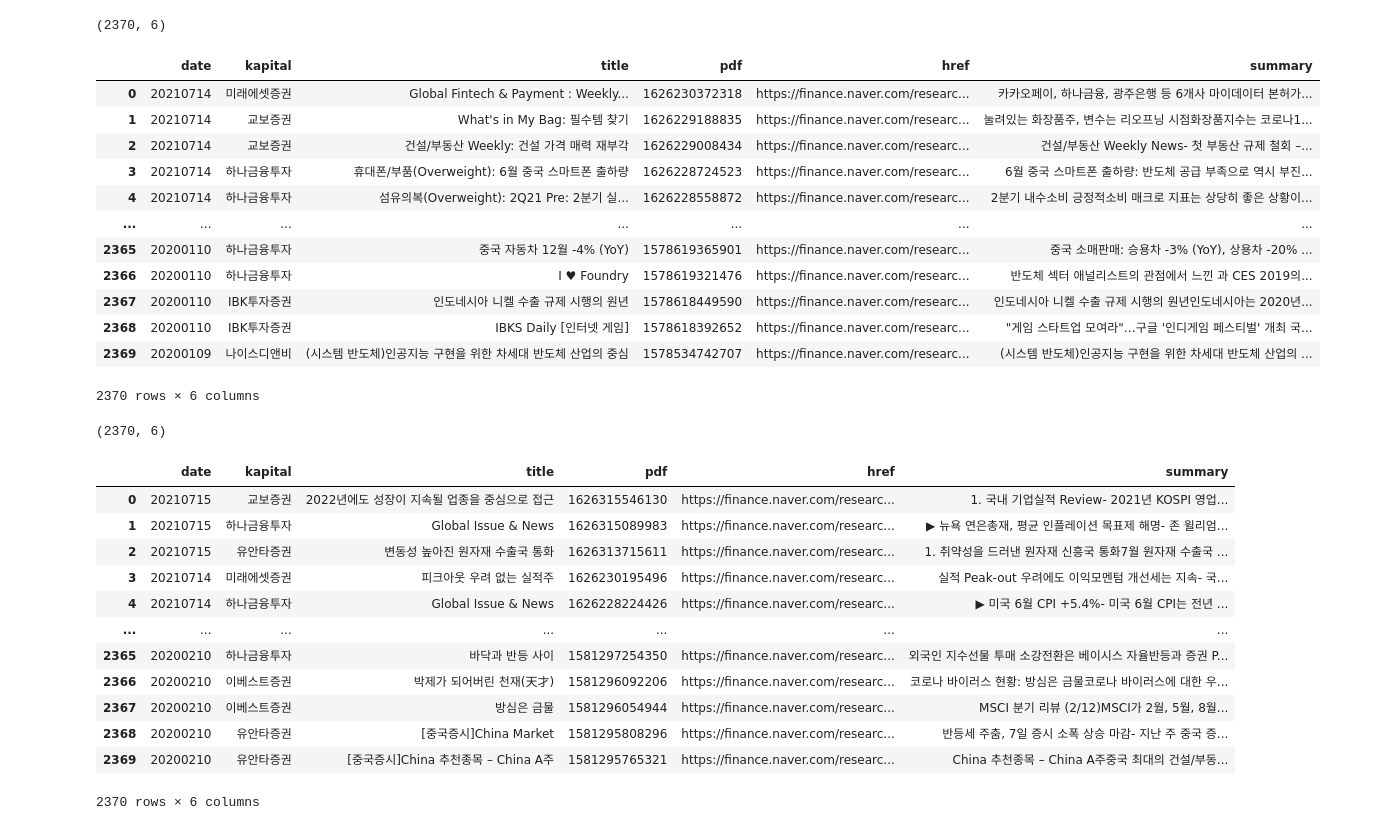
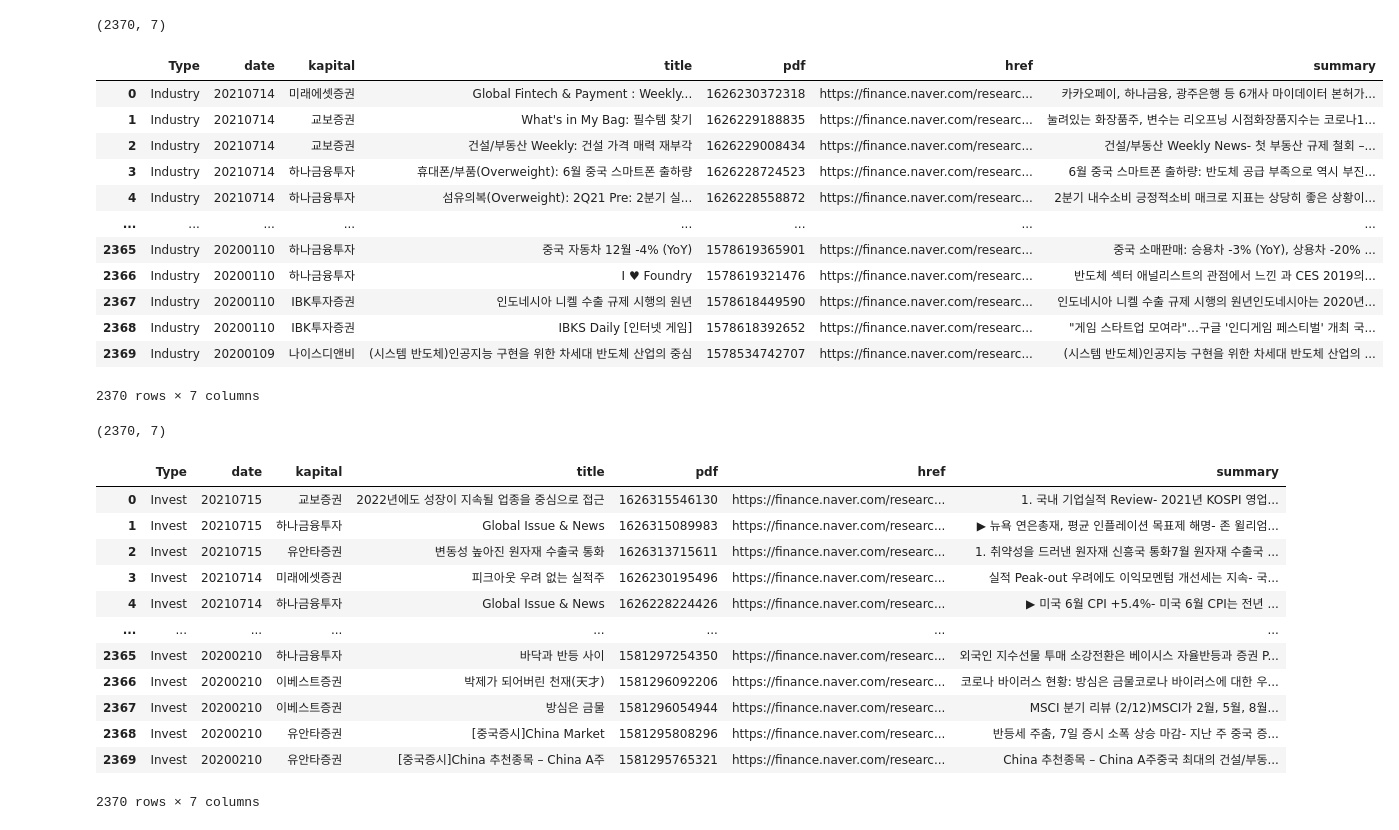
Before and after one commit to kuri980824/Crawling, a Jupyter notebook: Desktop/Project/0719_Naver_Finance_Full.ipynb, the cells around one changed output. Saved outputs shown, nothing was run; the diff lists cells and outputs as text; code cells hidden in the pictures.

```diff
--- a/Desktop/Project/0719_Naver_Finance_Full.ipynb
+++ b/Desktop/Project/0719_Naver_Finance_Full.ipynb
@@ -19,40 +19,44 @@ os.chdir('C:\\Users\\kuri9\\Desktop\\Crawling\\Desktop\\Project\\1_Data')
 # %%
 DF_ind = pd.read_csv('naver_finance_industry_summary.csv')
+DF_ind['Type']='Industry'
+DF_ind=DF_ind[['Type', 'date', 'kapital', 'title', 'pdf', 'href', 'summary']]
 print(DF_ind.shape)
 DF_ind
 # %% [output]
-(2370, 6)
+(2370, 7)
-|  | date | kapital | title | pdf | href | summary |
-| 0 | 20210714 | 미래에셋증권 | Global Fintech & Payment : Weekly... | 1626230372318 | https://finance.naver.com/researc... | 카카오페이, 하나금융, 광주은행 등 6개사 마이데이터 본허가... |
-| 1 | 20210714 | 교보증권 | What's in My Bag: 필수템 찾기 | 1626229188835 | https://finance.naver.com/researc... | 눌려있는 화장품주, 변수는 리오프닝 시점화장품지수는 코로나1... |
-| 2 | 20210714 | 교보증권 | 건설/부동산 Weekly: 건설 가격 매력 재부각 | 1626229008434 | https://finance.naver.com/researc... | 건설/부동산 Weekly News- 첫 부동산 규제 철회 –... |
-| 3 | 20210714 | 하나금융투자 | 휴대폰/부품(Overweight): 6월 중국 스마트폰 출하량 | 1626228724523 | https://finance.naver.com/researc... | 6월 중국 스마트폰 출하량: 반도체 공급 부족으로 역시 부진... |
-| 4 | 20210714 | 하나금융투자 | 섬유의복(Overweight): 2Q21 Pre: 2분기 실... | 1626228558872 | https://finance.naver.com/researc... | 2분기 내수소비 긍정적소비 매크로 지표는 상당히 좋은 상황이... |
-| ... | ... | ... | ... | ... | ... | ... |
-| 2365 | 20200110 | 하나금융투자 | 중국 자동차 12월 -4% (YoY) | 1578619365901 | https://finance.naver.com/researc... | 중국 소매판매: 승용차 -3% (YoY), 상용차 -20% ... |
-| 2366 | 20200110 | 하나금융투자 | I ♥ Foundry | 1578619321476 | https://finance.naver.com/researc... | 반도체 섹터 애널리스트의 관점에서 느낀 과 CES 2019의... |
-| 2367 | 20200110 | IBK투자증권 | 인도네시아 니켈 수출 규제 시행의 원년 | 1578618449590 | https://finance.naver.com/researc... | 인도네시아 니켈 수출 규제 시행의 원년인도네시아는 2020년... |
-| 2368 | 20200110 | IBK투자증권 | IBKS Daily [인터넷 게임] | 1578618392652 | https://finance.naver.com/researc... | "게임 스타트업 모여라"…구글 '인디게임 페스티벌' 개최 국... |
-| 2369 | 20200109 | 나이스디앤비 | (시스템 반도체)인공지능 구현을 위한 차세대 반도체 산업의 중심 | 1578534742707 | https://finance.naver.com/researc... | (시스템 반도체)인공지능 구현을 위한 차세대 반도체 산업의 ... |
+|  | Type | date | kapital | title | pdf | href | summary |
+| 0 | Industry | 20210714 | 미래에셋증권 | Global Fintech & Payment : Weekly... | 1626230372318 | https://finance.naver.com/researc... | 카카오페이, 하나금융, 광주은행 등 6개사 마이데이터 본허가... |
+| 1 | Industry | 20210714 | 교보증권 | What's in My Bag: 필수템 찾기 | 1626229188835 | https://finance.naver.com/researc... | 눌려있는 화장품주, 변수는 리오프닝 시점화장품지수는 코로나1... |
+| 2 | Industry | 20210714 | 교보증권 | 건설/부동산 Weekly: 건설 가격 매력 재부각 | 1626229008434 | https://finance.naver.com/researc... | 건설/부동산 Weekly News- 첫 부동산 규제 철회 –... |
+| 3 | Industry | 20210714 | 하나금융투자 | 휴대폰/부품(Overweight): 6월 중국 스마트폰 출하량 | 1626228724523 | https://finance.naver.com/researc... | 6월 중국 스마트폰 출하량: 반도체 공급 부족으로 역시 부진... |
+| 4 | Industry | 20210714 | 하나금융투자 | 섬유의복(Overweight): 2Q21 Pre: 2분기 실... | 1626228558872 | https://finance.naver.com/researc... | 2분기 내수소비 긍정적소비 매크로 지표는 상당히 좋은 상황이... |
+| ... | ... | ... | ... | ... | ... | ... | ... |
+| 2365 | Industry | 20200110 | 하나금융투자 | 중국 자동차 12월 -4% (YoY) | 1578619365901 | https://finance.naver.com/researc... | 중국 소매판매: 승용차 -3% (YoY), 상용차 -20% ... |
+| 2366 | Industry | 20200110 | 하나금융투자 | I ♥ Foundry | 1578619321476 | https://finance.naver.com/researc... | 반도체 섹터 애널리스트의 관점에서 느낀 과 CES 2019의... |
+| 2367 | Industry | 20200110 | IBK투자증권 | 인도네시아 니켈 수출 규제 시행의 원년 | 1578618449590 | https://finance.naver.com/researc... | 인도네시아 니켈 수출 규제 시행의 원년인도네시아는 2020년... |
+| 2368 | Industry | 20200110 | IBK투자증권 | IBKS Daily [인터넷 게임] | 1578618392652 | https://finance.naver.com/researc... | "게임 스타트업 모여라"…구글 '인디게임 페스티벌' 개최 국... |
+| 2369 | Industry | 20200109 | 나이스디앤비 | (시스템 반도체)인공지능 구현을 위한 차세대 반도체 산업의 중심 | 1578534742707 | https://finance.naver.com/researc... | (시스템 반도체)인공지능 구현을 위한 차세대 반도체 산업의 ... |
-2370 rows × 6 columns
+2370 rows × 7 columns
 # %%
 DF_inv = pd.read_csv('naver_finance_invest_list_summary.csv')
+DF_inv['Type']='Invest'
+DF_inv=DF_inv[['Type', 'date', 'kapital', 'title', 'pdf', 'href', 'summary']]
 print(DF_inv.shape)
 DF_inv
 # %% [output]
-(2370, 6)
+(2370, 7)
-|  | date | kapital | title | pdf | href | summary |
-| 0 | 20210715 | 교보증권 | 2022년에도 성장이 지속될 업종을 중심으로 접근 | 1626315546130 | https://finance.naver.com/researc... | 1. 국내 기업실적 Review- 2021년 KOSPI 영업... |
-| 1 | 20210715 | 하나금융투자 | Global Issue & News | 1626315089983 | https://finance.naver.com/researc... | ▶ 뉴욕 연은총재, 평균 인플레이션 목표제 해명- 존 윌리엄... |
-| 2 | 20210715 | 유안타증권 | 변동성 높아진 원자재 수출국 통화 | 1626313715611 | https://finance.naver.com/researc... | 1. 취약성을 드러낸 원자재 신흥국 통화7월 원자재 수출국 ... |
-| 3 | 20210714 | 미래에셋증권 | 피크아웃 우려 없는 실적주 | 1626230195496 | https://finance.naver.com/researc... | 실적 Peak-out 우려에도 이익모멘텀 개선세는 지속- 국... |
-| 4 | 20210714 | 하나금융투자 | Global Issue & News | 1626228224426 | https://finance.naver.com/researc... | ▶ 미국 6월 CPI +5.4%- 미국 6월 CPI는 전년 ... |
-| ... | ... | ... | ... | ... | ... | ... |
-| 2365 | 20200210 | 하나금융투자 | 바닥과 반등 사이 | 1581297254350 | https://finance.naver.com/researc... | 외국인 지수선물 투매 소강전환은 베이시스 자율반등과 증권 P... |
-| 2366 | 20200210 | 이베스트증권 | 박제가 되어버린 천재(天才) | 1581296092206 | https://finance.naver.com/researc... | 코로나 바이러스 현황: 방심은 금물코로나 바이러스에 대한 우... |
-| 2367 | 20200210 | 이베스트증권 | 방심은 금물 | 1581296054944 | https://finance.naver.com/researc... | MSCI 분기 리뷰 (2/12)MSCI가 2월, 5월, 8월... |
-| 2368 | 20200210 | 유안타증권 | [중국증시]China Market | 1581295808296 | https://finance.naver.com/researc... | 반등세 주춤, 7일 증시 소폭 상승 마감- 지난 주 중국 증... |
-| 2369 | 20200210 | 유안타증권 | [중국증시]China 추천종목 – China A주 | 1581295765321 | https://finance.naver.com/researc... | China 추천종목 – China A주중국 최대의 건설/부동... |
+|  | Type | date | kapital | title | pdf | href | summary |
+| 0 | Invest | 20210715 | 교보증권 | 2022년에도 성장이 지속될 업종을 중심으로 접근 | 1626315546130 | https://finance.naver.com/researc... | 1. 국내 기업실적 Review- 2021년 KOSPI 영업... |
+| 1 | Invest | 20210715 | 하나금융투자 | Global Issue & News | 1626315089983 | https://finance.naver.com/researc... | ▶ 뉴욕 연은총재, 평균 인플레이션 목표제 해명- 존 윌리엄... |
+| 2 | Invest | 20210715 | 유안타증권 | 변동성 높아진 원자재 수출국 통화 | 1626313715611 | https://finance.naver.com/researc... | 1. 취약성을 드러낸 원자재 신흥국 통화7월 원자재 수출국 ... |
+| 3 | Invest | 20210714 | 미래에셋증권 | 피크아웃 우려 없는 실적주 | 1626230195496 | https://finance.naver.com/researc... | 실적 Peak-out 우려에도 이익모멘텀 개선세는 지속- 국... |
+| 4 | Invest | 20210714 | 하나금융투자 | Global Issue & News | 1626228224426 | https://finance.naver.com/researc... | ▶ 미국 6월 CPI +5.4%- 미국 6월 CPI는 전년 ... |
+| ... | ... | ... | ... | ... | ... | ... | ... |
+| 2365 | Invest | 20200210 | 하나금융투자 | 바닥과 반등 사이 | 1581297254350 | https://finance.naver.com/researc... | 외국인 지수선물 투매 소강전환은 베이시스 자율반등과 증권 P... |
+| 2366 | Invest | 20200210 | 이베스트증권 | 박제가 되어버린 천재(天才) | 1581296092206 | https://finance.naver.com/researc... | 코로나 바이러스 현황: 방심은 금물코로나 바이러스에 대한 우... |
+| 2367 | Invest | 20200210 | 이베스트증권 | 방심은 금물 | 1581296054944 | https://finance.naver.com/researc... | MSCI 분기 리뷰 (2/12)MSCI가 2월, 5월, 8월... |
+| 2368 | Invest | 20200210 | 유안타증권 | [중국증시]China Market | 1581295808296 | https://finance.naver.com/researc... | 반등세 주춤, 7일 증시 소폭 상승 마감- 지난 주 중국 증... |
+| 2369 | Invest | 20200210 | 유안타증권 | [중국증시]China 추천종목 – China A주 | 1581295765321 | https://finance.naver.com/researc... | China 추천종목 – China A주중국 최대의 건설/부동... |
-2370 rows × 6 columns
+2370 rows × 7 columns
 # %%
 DF_mkt = pd.read_csv('naver_finance_market_summary.csv')
```
Also changed, not shown: parts of 17 cells of this notebook, 18 other files.
